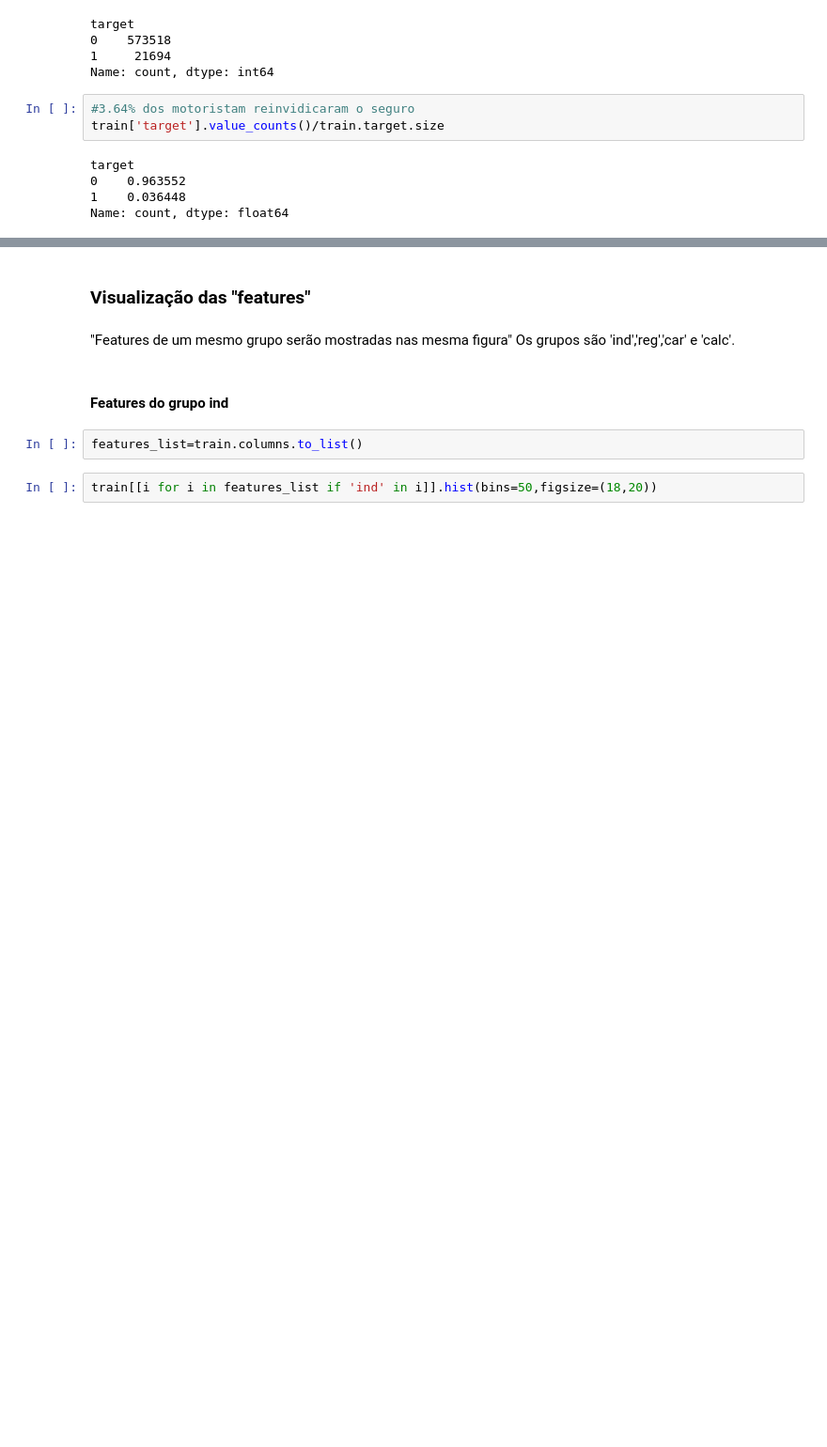
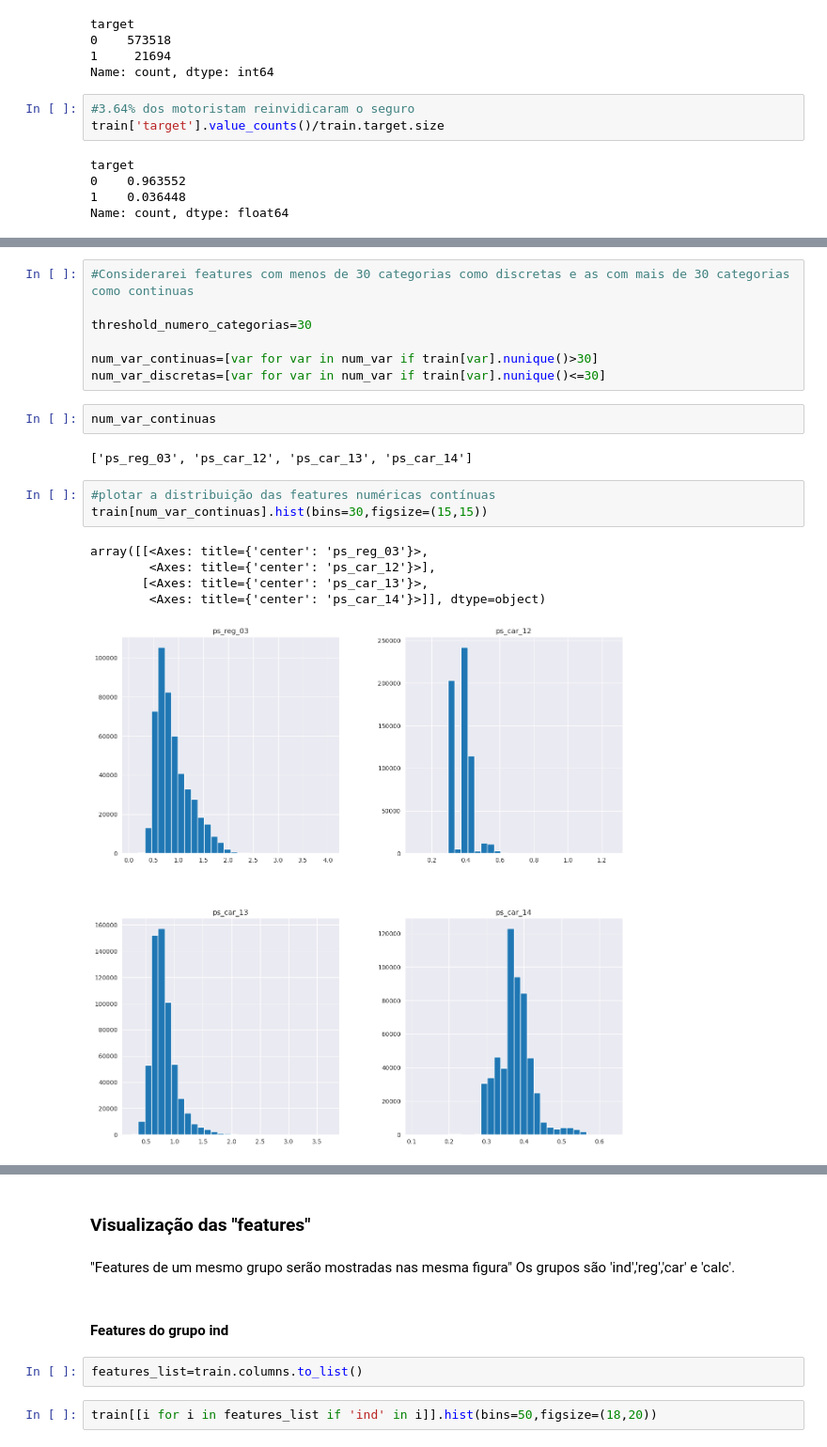
Before and after one commit to RodolfoPCruz/insurance-safe-driver-prediction, a Jupyter notebook: analise_exploratoria.ipynb, the cells around one changed output, grey strips where cells are left out. Shown at 94% size. Drawn from its saved outputs; the diff is of its cells as text; blank space fills up the shorter version.

```diff
--- a/analise_exploratoria.ipynb
+++ b/analise_exploratoria.ipynb
@@ -221,0 +374,20 @@ train.replace(-1,np.nan,inplace=True)
+# %%
+#Considerarei features com menos de 30 categorias como discretas e as com mais de 30 categorias como continuas
+
+threshold_numero_categorias=30
+
+num_var_continuas=[var for var in num_var if train[var].nunique()>30]
+num_var_discretas=[var for var in num_var if train[var].nunique()<=30]
+# %%
+num_var_continuas
+# %% [output]
+['ps_reg_03', 'ps_car_12', 'ps_car_13', 'ps_car_14']
+# %%
+#plotar a distribuição das features numéricas contínuas
+train[num_var_continuas].hist(bins=30,figsize=(15,15))
+# %% [output]
+array([[<Axes: title={'center': 'ps_reg_03'}>,
+        <Axes: title={'center': 'ps_car_12'}>],
+       [<Axes: title={'center': 'ps_car_13'}>,
+        <Axes: title={'center': 'ps_car_14'}>]], dtype=object)
+[figure, added]
```
Also changed, not shown: parts of 32 cells of this notebook.
